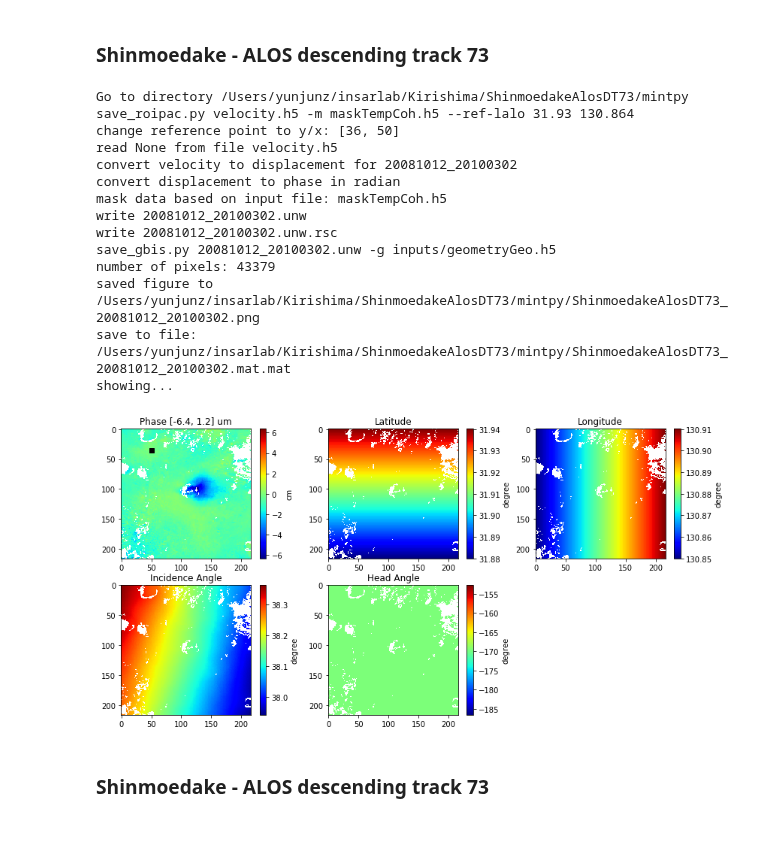
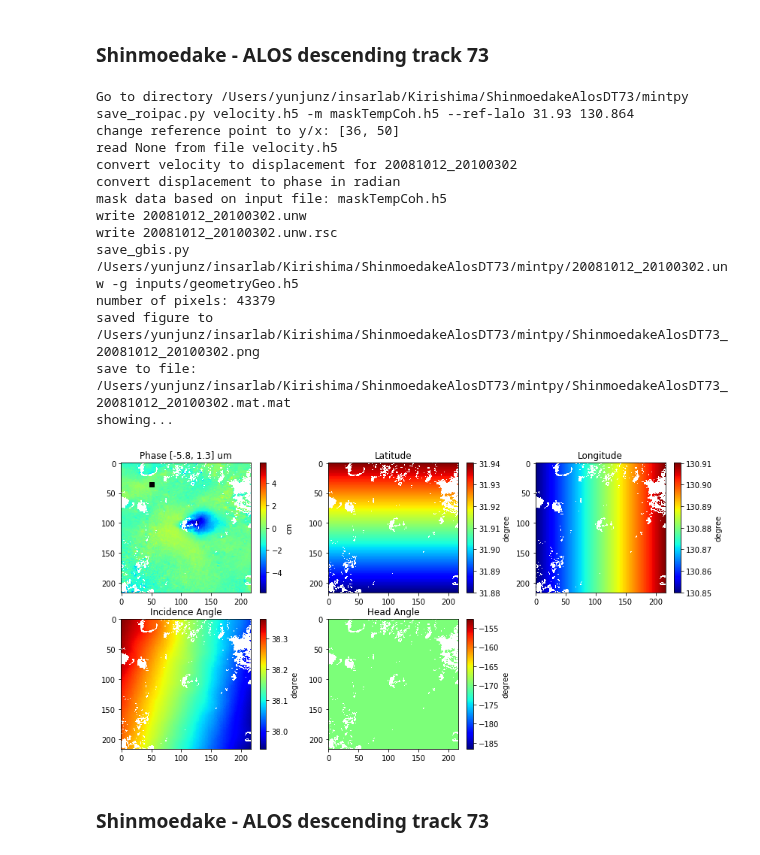
Before and after one commit to geodesymiami/2021-Kirishima, a Jupyter notebook: prep_GBIS.ipynb, the cells around one changed output. Cells and saved outputs as stored; diff of their text form; code cells hidden in the pictures.

```diff
--- a/prep_GBIS.ipynb
+++ b/prep_GBIS.ipynb
@@ -18,37 +20,38 @@ ref_lat, ref_lon = 31.930, 130.864
 # Go to the mintpy directory
 work_dir = os.path.expanduser('~/insarlab/Kirishima/ShinmoedakeAlosDT73/mintpy')
 os.chdir(work_dir)
 print('Go to directory', work_dir)
 
 # basic info
 atr = readfile.read_attribute('velocity.h5')
 date12 = atr['DATE12']
 
 # save deformation to binary file in ROIPAC format
 scp_args = 'velocity.h5 -m maskTempCoh.h5 --ref-lalo {lat} {lon}'.format(lat=ref_lat, lon=ref_lon)
 print('save_roipac.py', scp_args)
-unw_file = save_roipac.main(scp_args.split())
+unw_file1 = save_roipac.main(scp_args.split())
+unw_file1 = os.path.abspath(unw_file1)
 
 # prepare mat file in GBIS format
-scp_args = '{} -g inputs/geometryGeo.h5'.format(unw_file)
+scp_args = '{} -g inputs/geometryGeo.h5'.format(unw_file1)
 print('save_gbis.py', scp_args)
 mat_file = save_gbis.main(scp_args.split())
 # %% [output]
 Go to directory /Users/yunjunz/insarlab/Kirishima/ShinmoedakeAlosDT73/mintpy
 save_roipac.py velocity.h5 -m maskTempCoh.h5 --ref-lalo 31.93 130.864
 change reference point to y/x: [36, 50]
 read None from file velocity.h5
 convert velocity to displacement for 20081012_20100302
 convert displacement to phase in radian
 mask data based on input file: maskTempCoh.h5
 write 20081012_20100302.unw
 write 20081012_20100302.unw.rsc
-save_gbis.py 20081012_20100302.unw -g inputs/geometryGeo.h5
+save_gbis.py /Users/yunjunz/insarlab/Kirishima/ShinmoedakeAlosDT73/mintpy/20081012_20100302.unw -g inputs/geometryGeo.h5
 number of pixels: 43379
 saved figure to /Users/yunjunz/insarlab/Kirishima/ShinmoedakeAlosDT73/mintpy/ShinmoedakeAlosDT73_20081012_20100302.png
 save to file: /Users/yunjunz/insarlab/Kirishima/ShinmoedakeAlosDT73/mintpy/ShinmoedakeAlosDT73_20081012_20100302.mat.mat
 showing...
-[figure, old version]
+[figure, new version]
 # %% [markdown]
 ### Shinmoedake - ALOS descending track 73
 # %%
```
Also changed, not shown: parts of 4 cells of this notebook.
